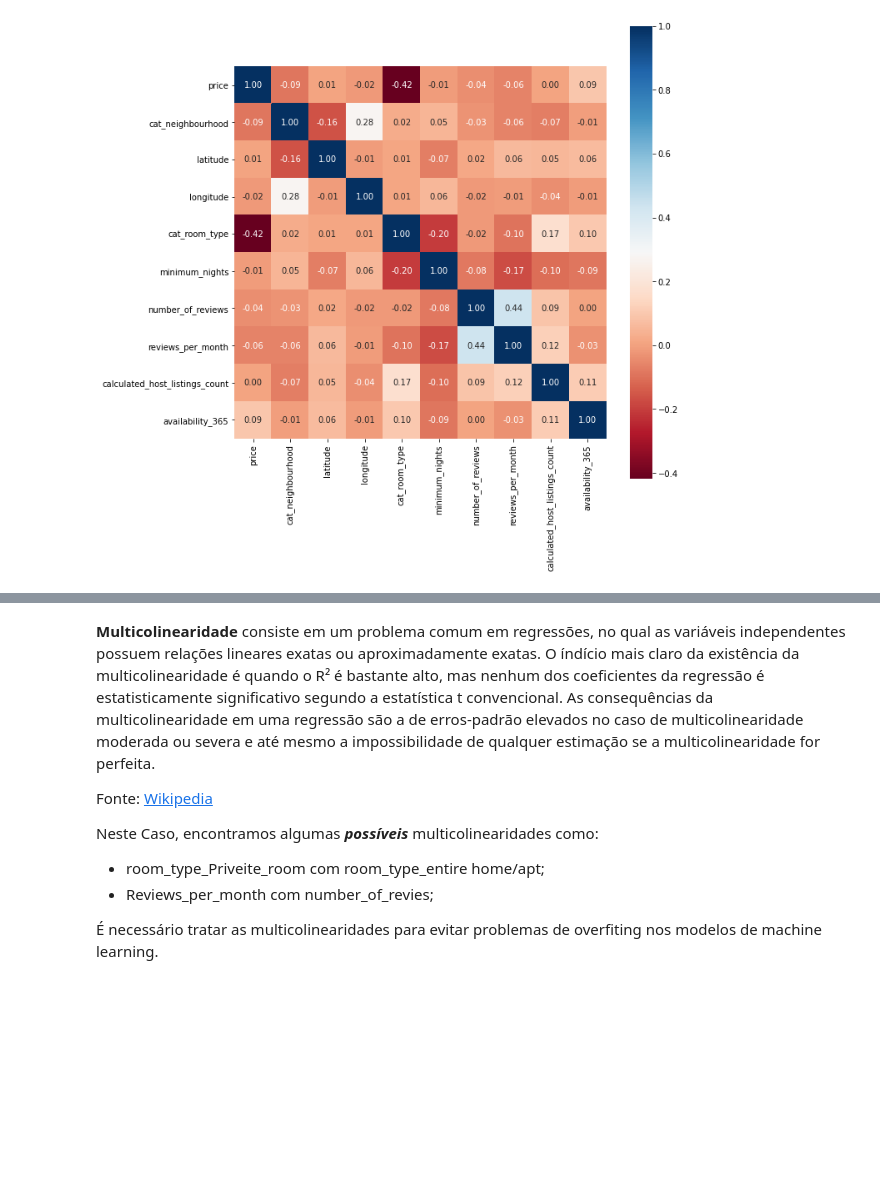
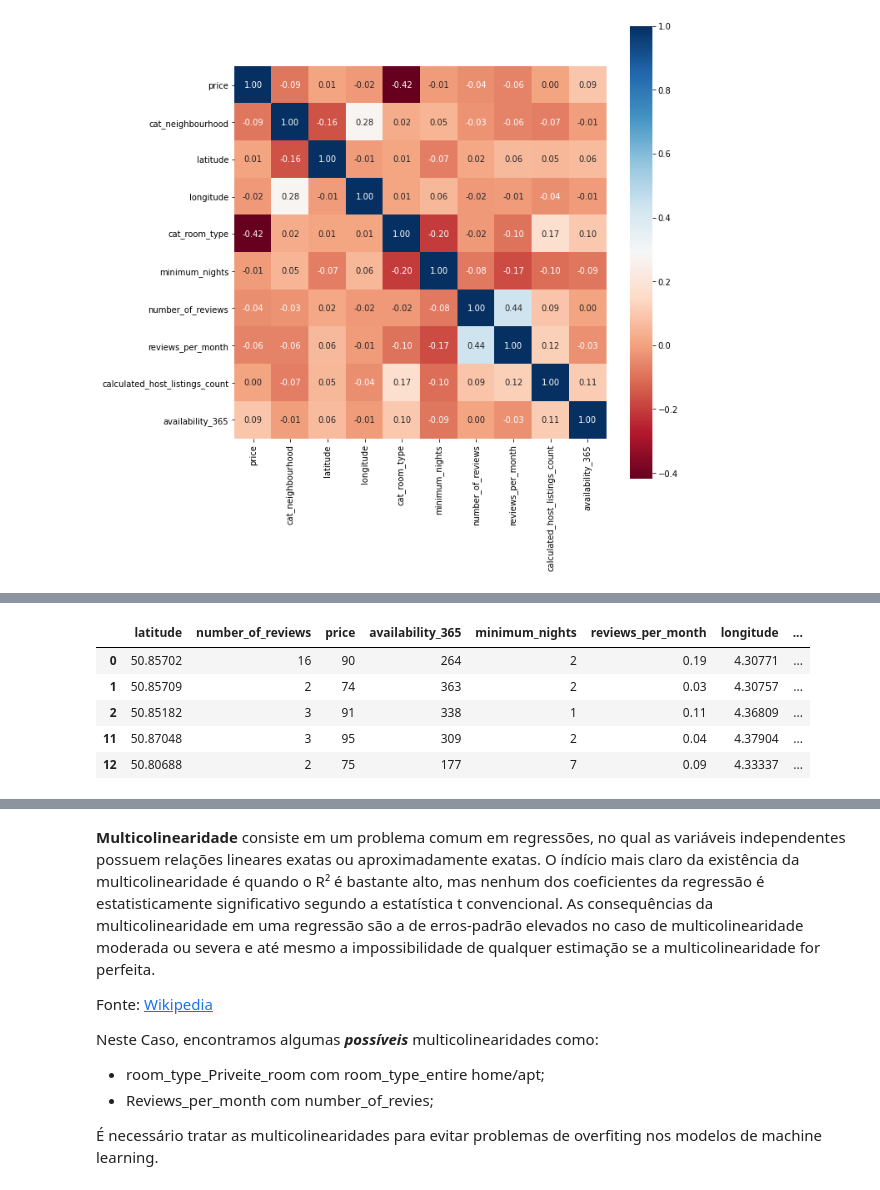
Before and after one commit to ecordeiro/data_science, a Jupyter notebook: Analisando_os_Dados_do_Airbnb_Bruxelas.ipynb, the cells around one changed output, grey strips where cells are left out. Saved outputs shown, nothing was run; the diff lists cells and outputs as text; code cells hidden in the pictures; blank space fills up the shorter version.

```diff
--- a/Analisando_os_Dados_do_Airbnb_Bruxelas.ipynb
+++ b/Analisando_os_Dados_do_Airbnb_Bruxelas.ipynb
@@ -590,2 +624,11 @@ columns = set(list(df_clean.columns)) - set(nominal)
 # %%
 dfCorr = pd.concat([df_clean[columns],dum], axis=1)
+
+dfCorr.head()
+# %% [output]
+|  | latitude | number_of_reviews | price | availability_365 | minimum_nights | reviews_per_month | longitude | ... |
+| 0 | 50.85702 | 16 | 90 | 264 | 2 | 0.19 | 4.30771 | ... |
+| 1 | 50.85709 | 2 | 74 | 363 | 2 | 0.03 | 4.30757 | ... |
+| 2 | 50.85182 | 3 | 91 | 338 | 1 | 0.11 | 4.36809 | ... |
+| 11 | 50.87048 | 3 | 95 | 309 | 2 | 0.04 | 4.37904 | ... |
+| 12 | 50.80688 | 2 | 75 | 177 | 7 | 0.09 | 4.33337 | ... |
```
Also changed, not shown: parts of 58 cells of this notebook.
